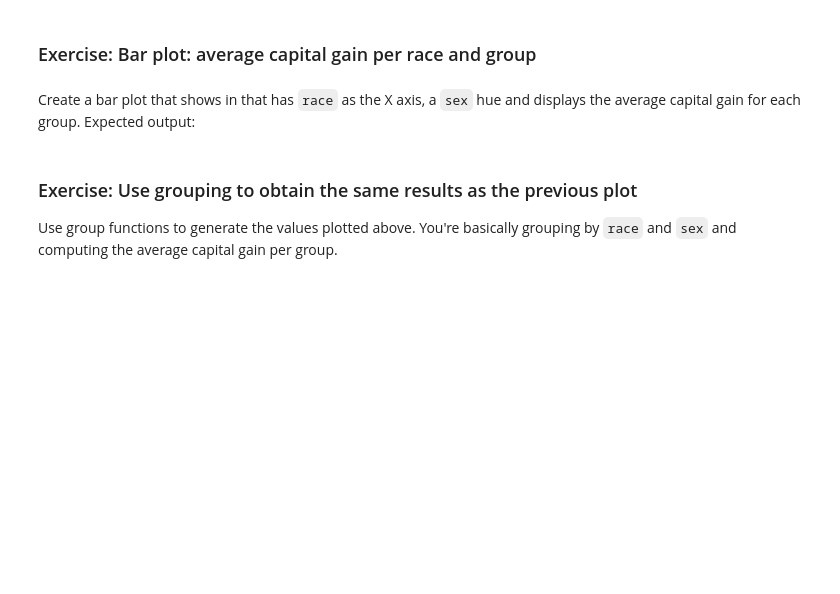
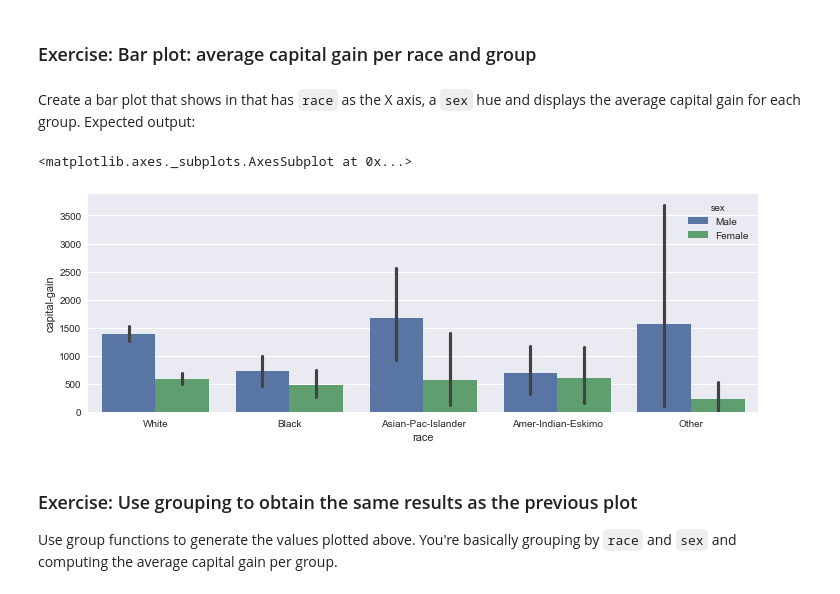
Before and after one commit to AndyDeNike/RMOTR, a Jupyter notebook: projects/data-science/ds-unit-2-us-census-analyisis/Project 2 - US Census.ipynb, the cells around one changed output. Saved outputs shown, nothing was run; the diff lists cells and outputs as text; code cells hidden in the pictures; blank space fills up the shorter version.

Commit message:
Created barplot for mean capital-gain per race / also .groupby

```diff
--- a/projects/data-science/ds-unit-2-us-census-analyisis/Project 2 - US Census.ipynb
+++ b/projects/data-science/ds-unit-2-us-census-analyisis/Project 2 - US Census.ipynb
@@ -487,6 +488,12 @@ sns.barplot(x='occupation', y='capital-gain', data=df, estimator=np.mean)
 Create a bar plot that shows in that has `race` as the X axis, a `sex` hue and displays the average capital gain for each group. Expected output:
 # %%
 # Expected output
+# %%
+plt.figure(figsize=(12, 4))
+sns.barplot(x='race', y='capital-gain', hue='sex', data=df)
+# %% [output]
+<matplotlib.axes._subplots.AxesSubplot at 0x...>
+[figure, added]
 # %% [markdown]
 ### Exercise: Use grouping to obtain the same results as the previous plot
 
```
Also changed, not shown: parts of 2 cells of this notebook.
